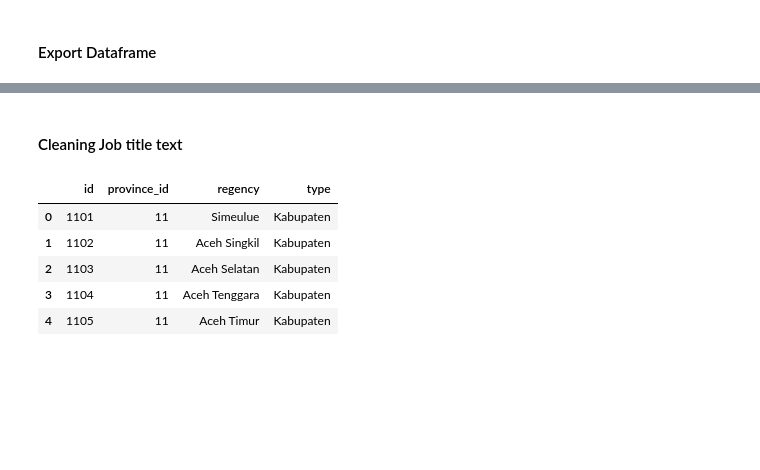
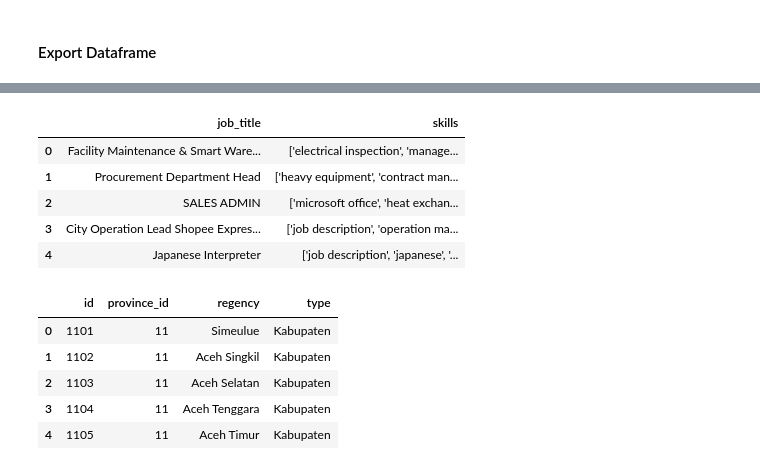
Before and after one commit to muhanangmahrub/Career-Path-Navigator, a Jupyter notebook: notebooks/akbar/notebook.ipynb, the cells around one changed output, grey strips where cells are left out. Drawn from its saved outputs; the diff is of its cells as text; code cells hidden in the pictures; blank space fills up the shorter version.

Commit message:
feat: add cleaning extraction data

```diff
--- a/notebooks/akbar/notebook.ipynb
+++ b/notebooks/akbar/notebook.ipynb
@@ -232,3 +236,5 @@ df_eda.head()
 # %%
-df_skill = pd.read_csv("df_skill_extraction_output.csv")
-df_skill[['id','job_title', 'skills']].head(50)
+df1 = pd.read_csv("skill_extraction.csv")
+df2 = pd.read_csv("skill_extraction_2.csv")
+
+df_skill = pd.concat([df1, df2], ignore_index=True)
@@ -253,2 +240,0 @@ df_skill[['id','job_title', 'skills']].head(50)
-# %% [markdown]
-#### Cleaning Job title text
@@ -276,3 +241,12 @@ df_skill[['id','job_title', 'skills']].head(50)
+# %%
+df_skill[['job_title', 'skills']].head()
+# %% [output]
+|  | job_title | skills |
+| 0 | Facility Maintenance & Smart Ware... | ['electrical inspection', 'manage... |
+| 1 | Procurement Department Head | ['heavy equipment', 'contract man... |
+| 2 | SALES ADMIN | ['microsoft office', 'heat exchan... |
+| 3 | City Operation Lead Shopee Expres... | ['job description', 'operation ma... |
+| 4 | Japanese Interpreter | ['job description', 'japanese', '... |
 # %%
 import pandas as pd
 
```
Also changed, not shown: parts of 10 cells of this notebook.
